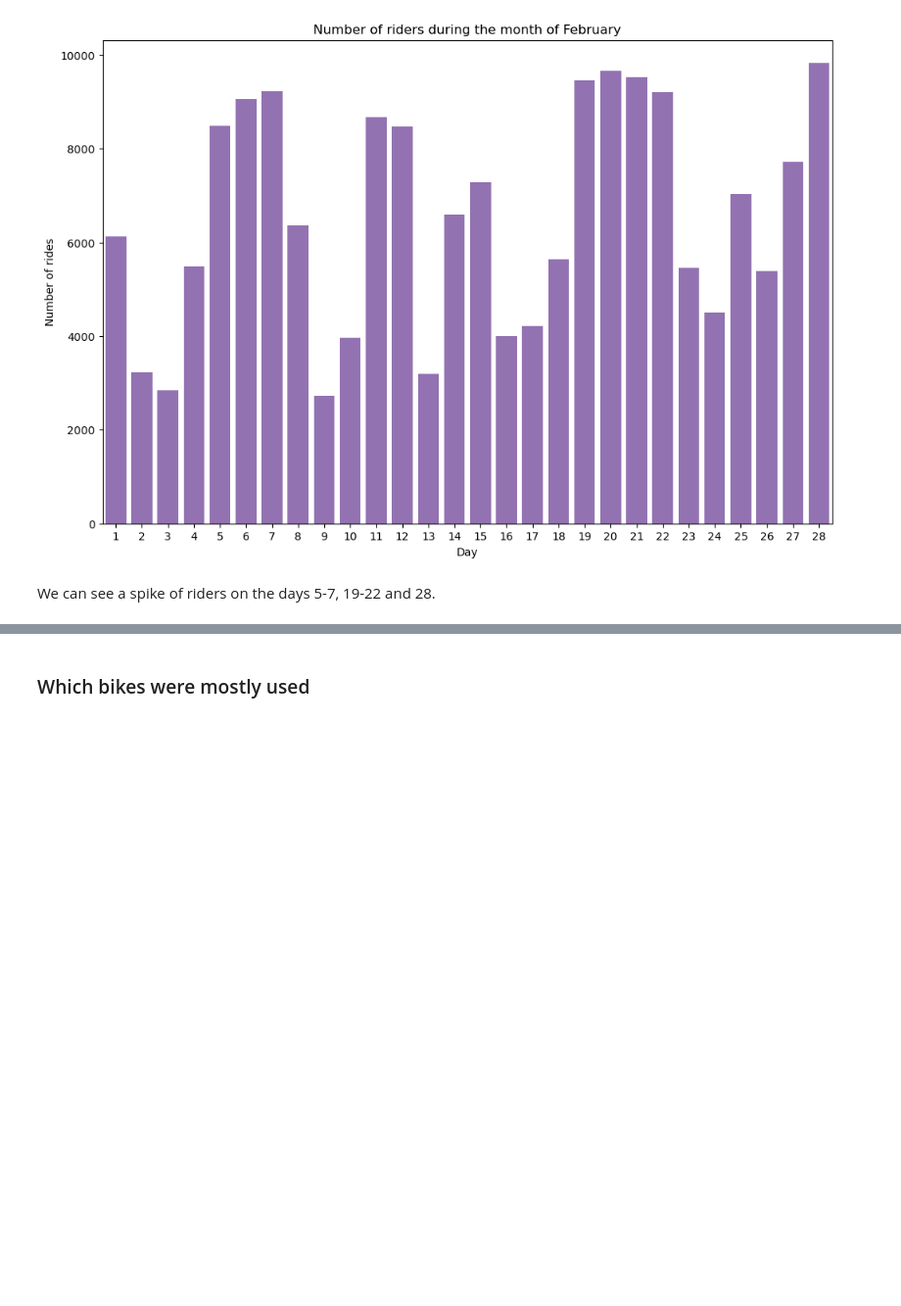
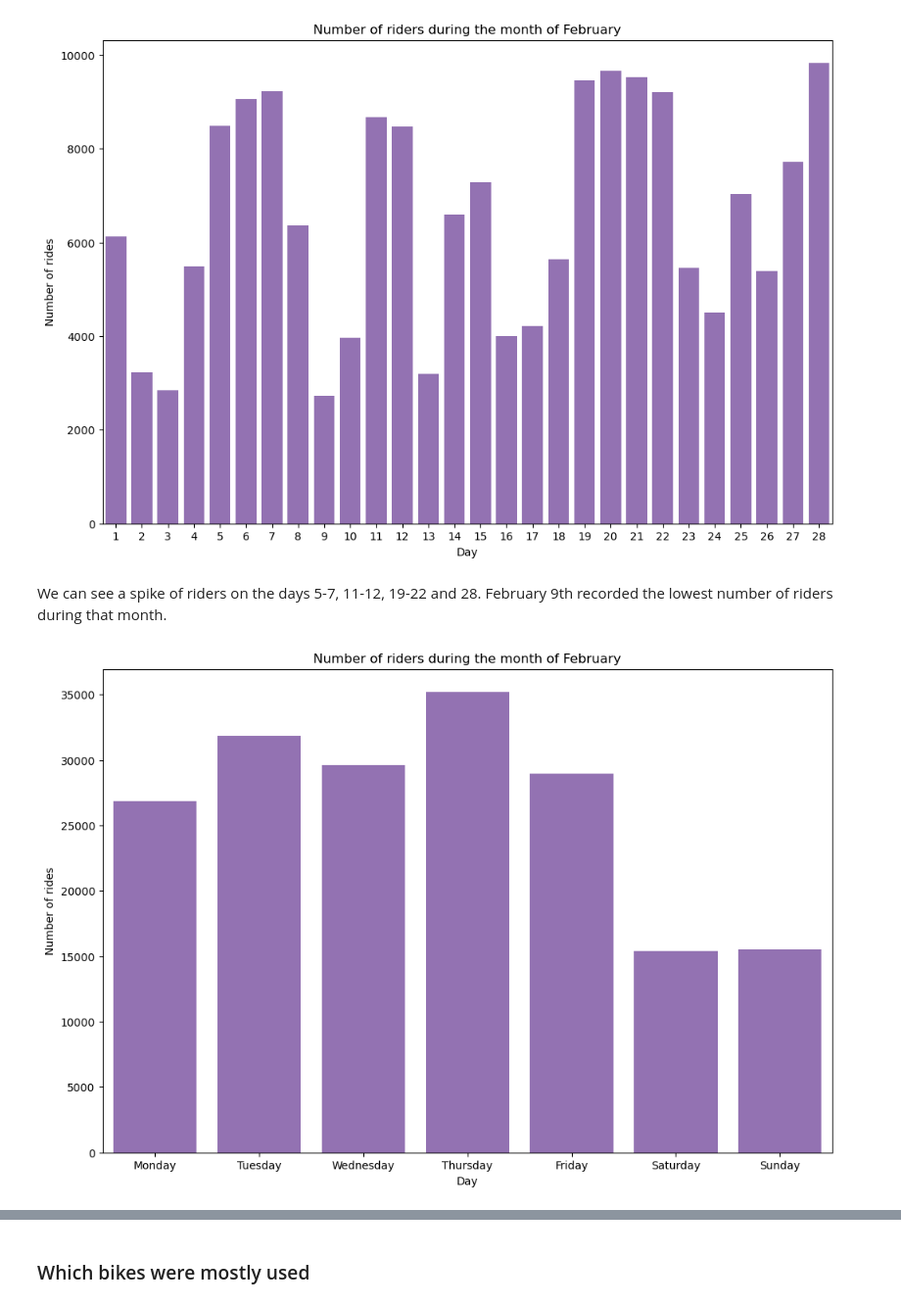
Before and after one commit to NajibAdan/UdacityxALX, a Jupyter notebook: Project_003/Part_I_exploration_template.ipynb, the cells around one changed output, grey strips where cells are left out. Shown at 98% size. Cells and saved outputs as stored; diff of their text form; code cells hidden in the pictures; blank space fills up the shorter version.

```diff
--- a/Project_003/Part_I_exploration_template.ipynb
+++ b/Project_003/Part_I_exploration_template.ipynb
@@ -298,4 +301,14 @@ plt.title("Number of riders during the month of February");
 # %% [output]
 [figure]
 # %% [markdown]
-We can see a spike of riders on the days 5-7, 19-22 and 28.
+We can see a spike of riders on the days 5-7, 11-12, 19-22 and 28. February 9th recorded the lowest number of riders during that month.
+# %%
+df['day_name'] = df.start_time.dt.day_name()
+day_order = ['Monday','Tuesday','Wednesday','Thursday','Friday','Saturday','Sunday']
+plt.figure(figsize=(12,8))
+sb.countplot(data=df,x='day_name',color=color,order=day_order)
+plt.xlabel('Day')
+plt.ylabel('Number of rides')
+plt.title("Number of riders during the month of February");
+# %% [output]
+[figure, added]
```
Also changed, not shown: parts of 21 cells of this notebook, 2 other files.
